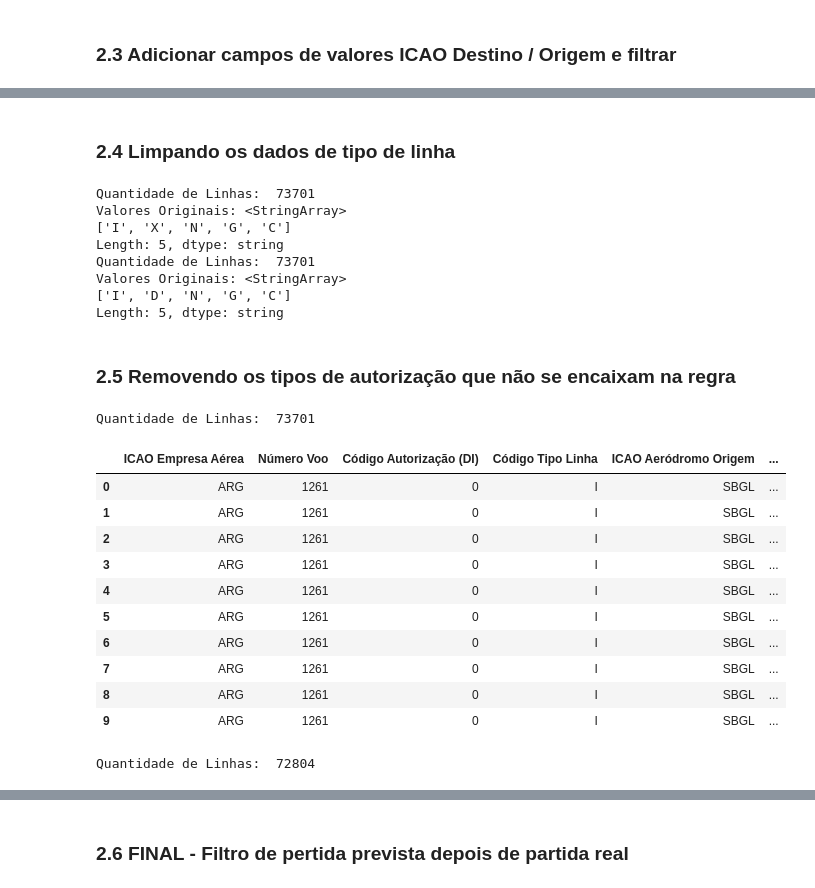
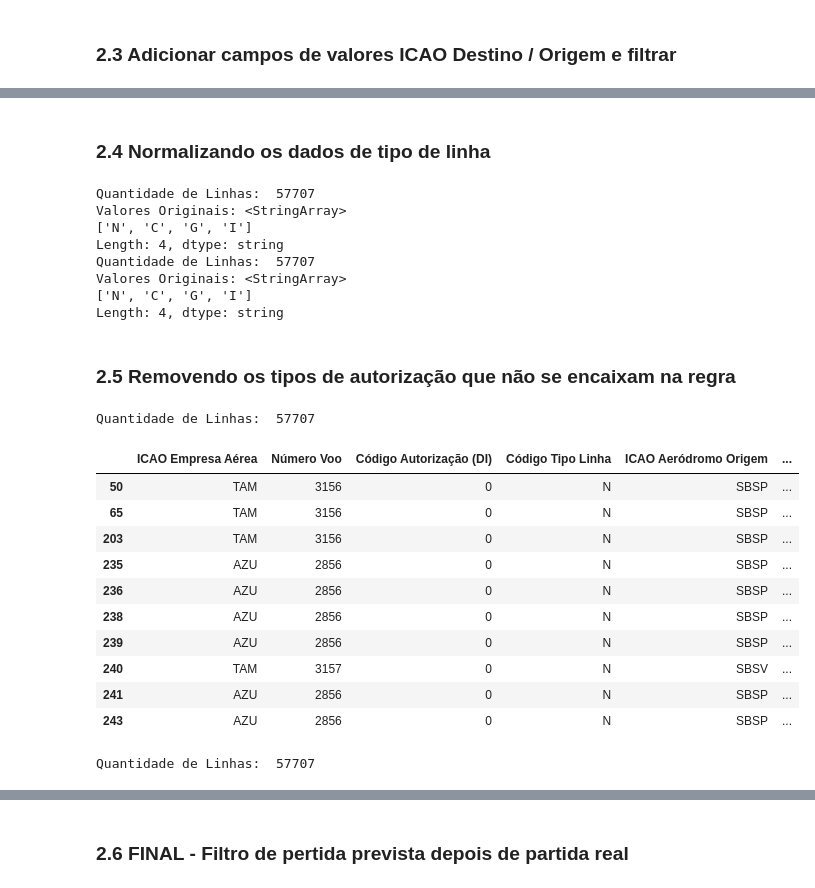
Before and after one commit to SirOtaiv/Flight-Data-Cience, a Jupyter notebook: Dev/model.ipynb, the cells around one changed output, grey strips where cells are left out. Saved outputs shown, nothing was run; the diff lists cells and outputs as text; code cells hidden in the pictures.

```diff
--- a/Dev/model.ipynb
+++ b/Dev/model.ipynb
@@ -40,20 +40,23 @@ dataFrameObject = pd.read_csv(
     })
 
 dataFrameObject.head()
+
+# Copiado DataFrame para edição
+editableDataFrameObject = dataFrameObject.copy()
 # %% [markdown]
 ## 2. Limpeza
 # %% [markdown]
 ### 2.1 Limpeza de valores nulos por Status [REALIZADO]
 # %%
 # Número de linhas antes da primeira limpeza
-print("Quantidade de Linhas: ",len(dataFrameObject))
+print("Quantidade de Linhas: ",len(editableDataFrameObject))
 
 # Aplicando filtro de situação de Voo
-copyDataFrameObject = dataFrameObject[dataFrameObject["Situação Voo"] == "REALIZADO"]
+editableDataFrameObject = editableDataFrameObject[editableDataFrameObject["Situação Voo"] == "REALIZADO"]
 # dataFrameObject = dataFrameObject[dataFrameObject["Situação Voo"] == "REALIZADO"]
 
 # Número de linhas após a primeira limpeza
-print("Quantidade de Linhas: ",len(copyDataFrameObject))
+print("Quantidade de Linhas: ",len(editableDataFrameObject))
 # %% [output]
 Quantidade de Linhas:  73701
 Quantidade de Linhas:  69550
@@ -172,57 +169,52 @@ Quantidade de Linhas:  61693
 # %% [markdown]
-### 2.4 Limpando os dados de tipo de linha
+### 2.4 Normalizando os dados de tipo de linha
 # %%
 # Número de linhas antes da primeira normalização
-print("Quantidade de Linhas: ",len(dataFrameObject))
-print("Valores Originais:", dataFrameObject["Código Tipo Linha"].unique())
+print("Quantidade de Linhas: ",len(editableDataFrameObject))
+print("Valores Originais:", editableDataFrameObject["Código Tipo Linha"].unique())
 
-# Copiando Dataframe para editar
-filteredDataFrameObject = dataFrameObject.copy()
-
-filteredDataFrameObject["Código Tipo Linha"] = filteredDataFrameObject["Código Tipo Linha"].where(
-    filteredDataFrameObject["Código Tipo Linha"].isin(["N", "C", "I", "G"]),
+editableDataFrameObject["Código Tipo Linha"] = editableDataFrameObject["Código Tipo Linha"].where(
+    editableDataFrameObject["Código Tipo Linha"].isin(["N", "C", "I", "G"]),
     other="D"
 )
 
 # Número de linhas depois da normalização
-print("Quantidade de Linhas: ",len(filteredDataFrameObject))
-print("Valores Originais:", filteredDataFrameObject["Código Tipo Linha"].unique())
+print("Quantidade de Linhas: ",len(editableDataFrameObject))
+print("Valores Originais:", editableDataFrameObject["Código Tipo Linha"].unique())
 # %% [output]
-Quantidade de Linhas:  73701
+Quantidade de Linhas:  57707
 Valores Originais: <StringArray>
-['I', 'X', 'N', 'G', 'C']
-Length: 5, dtype: string
-Quantidade de Linhas:  73701
+['N', 'C', 'G', 'I']
+Length: 4, dtype: string
+Quantidade de Linhas:  57707
 Valores Originais: <StringArray>
-['I', 'D', 'N', 'G', 'C']
-Length: 5, dtype: string
+['N', 'C', 'G', 'I']
+Length: 4, dtype: string
 # %% [markdown]
 ### 2.5 Removendo os tipos de autorização que não se encaixam na regra
 # %%
 # Número de linhas antes da limpeza
-print("Quantidade de Linhas: ",len(dataFrameObject))
-display(dataFrameObject.head(10))
+print("Quantidade de Linhas: ",len(editableDataFrameObject))
+display(editableDataFrameObject.head(10))
 
-# Copiando Dataframe para editar
-copyDataFrameObject = dataFrameObject.copy()
+# Aplicando filtro de valores válidos para Código Autorização (DI)
+editableDataFrameObject = editableDataFrameObject[editableDataFrameObject["Código Autorização (DI)"].isin(["0", "2", "3", "4", "7", "9", "E"])]
 
-filteredDataFrameObject = copyDataFrameObject[copyDataFrameObject["Código Autorização (DI)"].isin(["0", "2", "3", "4", "7", "9", "E"])]
-
-# Número de linhas antes da limpeza
-print("Quantidade de Linhas: ",len(filteredDataFrameObject ))
-display(filteredDataFrameObject.head(10))
+# Número de linhas depois da limpeza
+print("Quantidade de Linhas: ",len(editableDataFrameObject ))
+display(editableDataFrameObject.head(10))
 # %% [output]
-Quantidade de Linhas:  73701
+Quantidade de Linhas:  57707
 |  | ICAO Empresa Aérea | Número Voo | Código Autorização (DI) | Código Tipo Linha | ICAO Aeródromo Origem | ... |
-| 0 | ARG | 1261 | 0 | I | SBGL | ... |
-| 1 | ARG | 1261 | 0 | I | SBGL | ... |
-| 2 | ARG | 1261 | 0 | I | SBGL | ... |
-| 3 | ARG | 1261 | 0 | I | SBGL | ... |
-| 4 | ARG | 1261 | 0 | I | SBGL | ... |
-| 5 | ARG | 1261 | 0 | I | SBGL | ... |
-| 6 | ARG | 1261 | 0 | I | SBGL | ... |
-| 7 | ARG | 1261 | 0 | I | SBGL | ... |
-| 8 | ARG | 1261 | 0 | I | SBGL | ... |
-| 9 | ARG | 1261 | 0 | I | SBGL | ... |
+| 50 | TAM | 3156 | 0 | N | SBSP | ... |
+| 65 | TAM | 3156 | 0 | N | SBSP | ... |
+| 203 | TAM | 3156 | 0 | N | SBSP | ... |
+| 235 | AZU | 2856 | 0 | N | SBSP | ... |
+| 236 | AZU | 2856 | 0 | N | SBSP | ... |
+| 238 | AZU | 2856 | 0 | N | SBSP | ... |
+| 239 | AZU | 2856 | 0 | N | SBSP | ... |
+| 240 | TAM | 3157 | 0 | N | SBSV | ... |
+| 241 | AZU | 2856 | 0 | N | SBSP | ... |
+| 243 | AZU | 2856 | 0 | N | SBSP | ... |
-Quantidade de Linhas:  72804
+Quantidade de Linhas:  57707
 |  | ICAO Empresa Aérea | Número Voo | Código Autorização (DI) | Código Tipo Linha | ICAO Aeródromo Origem | ... |
```
Also changed, not shown: parts of 4 cells of this notebook.
